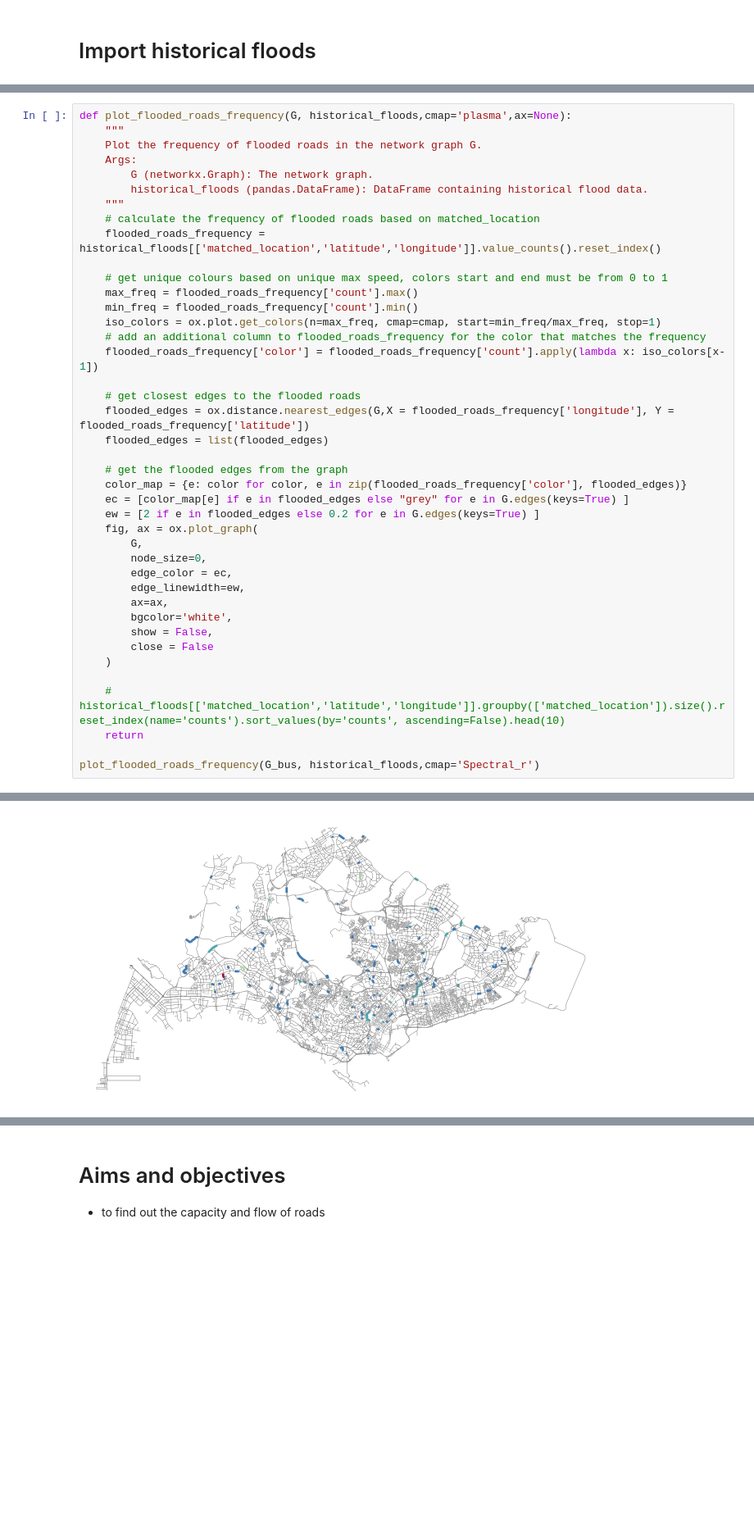
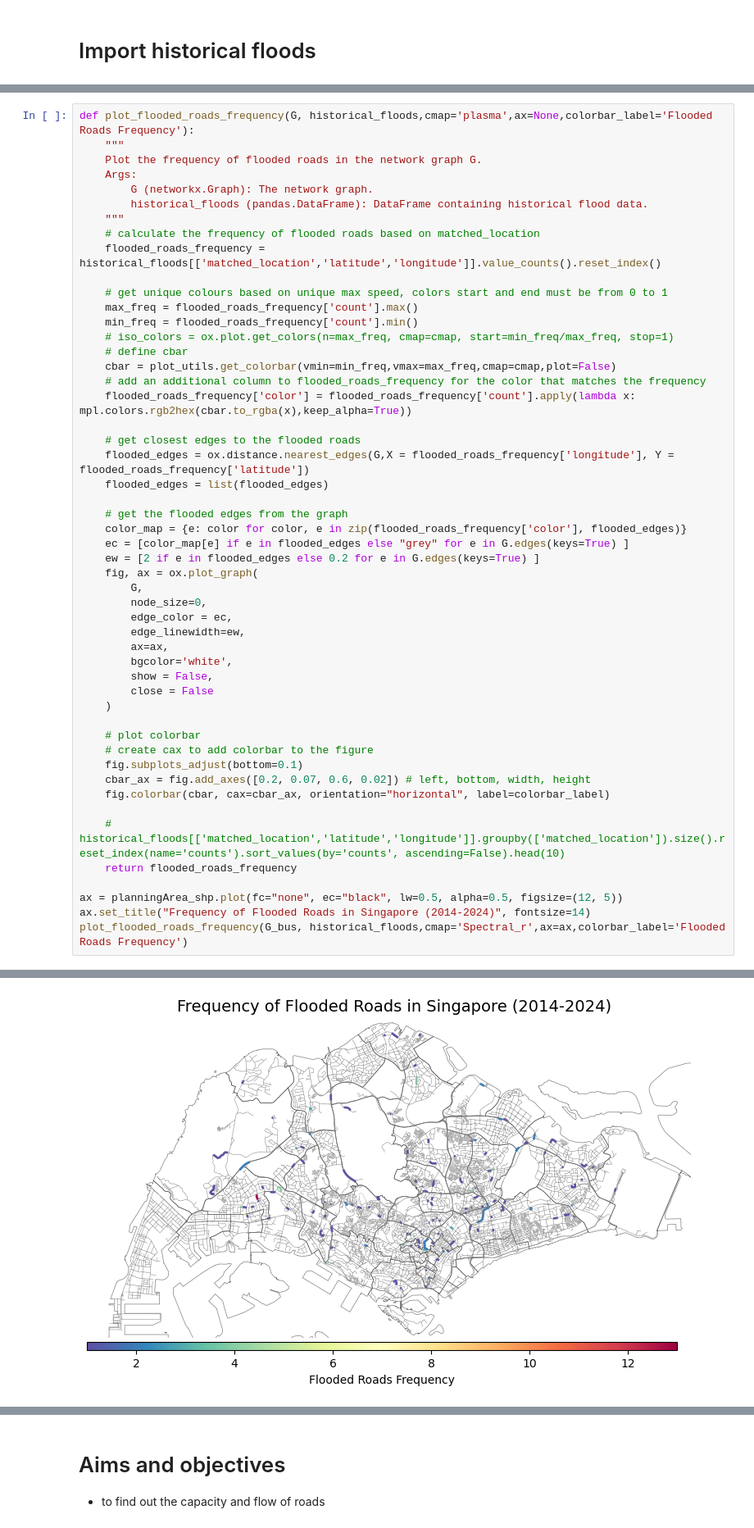
Before and after one commit to pakhuiying/NCCS_analysis, a Jupyter notebook: dry_flooded_road_analysis.ipynb, the cells around one changed output, grey strips where cells are left out. Shown at 82% size. Saved outputs shown, nothing was run; the diff lists cells and outputs as text; blank space fills up the shorter version.

```diff
--- a/dry_flooded_road_analysis.ipynb
+++ b/dry_flooded_road_analysis.ipynb
@@ -79,7 +79,7 @@ Number of unique flood events:  144
 | 3 | 21229 (bus stop) | 1 | 21229 (BUS STOP) | 1.342064 | 103.716020 | Jurong (North) | ... |
 | 4 | Tengah Flyover | 1 | TENGAH FLYOVER | 1.363822 | 103.707043 | Jurong (North) | ... |
 # %%
-def plot_flooded_roads_frequency(G, historical_floods,cmap='plasma',ax=None):
+def plot_flooded_roads_frequency(G, historical_floods,cmap='plasma',ax=None,colorbar_label='Flooded Roads Frequency'):
     """
     Plot the frequency of flooded roads in the network graph G.
     Args:
@@ -92,9 +92,11 @@ def plot_flooded_roads_frequency(G, historical_floods,cmap='plasma',ax=None):
     # get unique colours based on unique max speed, colors start and end must be from 0 to 1
     max_freq = flooded_roads_frequency['count'].max()
     min_freq = flooded_roads_frequency['count'].min()
-    iso_colors = ox.plot.get_colors(n=max_freq, cmap=cmap, start=min_freq/max_freq, stop=1)
+    # iso_colors = ox.plot.get_colors(n=max_freq, cmap=cmap, start=min_freq/max_freq, stop=1)
+    # define cbar
+    cbar = plot_utils.get_colorbar(vmin=min_freq,vmax=max_freq,cmap=cmap,plot=False)
     # add an additional column to flooded_roads_frequency for the color that matches the frequency
-    flooded_roads_frequency['color'] = flooded_roads_frequency['count'].apply(lambda x: iso_colors[x-1])
+    flooded_roads_frequency['color'] = flooded_roads_frequency['count'].apply(lambda x: mpl.colors.rgb2hex(cbar.to_rgba(x),keep_alpha=True))
 
     # get closest edges to the flooded roads
     flooded_edges = ox.distance.nearest_edges(G,X = flooded_roads_frequency['longitude'], Y = flooded_roads_frequency['latitude'])
@@ -115,8 +117,16 @@ def plot_flooded_roads_frequency(G, historical_floods,cmap='plasma',ax=None):
         close = False
     )
 
+    # plot colorbar
+    # create cax to add colorbar to the figure
+    fig.subplots_adjust(bottom=0.1)
+    cbar_ax = fig.add_axes([0.2, 0.07, 0.6, 0.02]) # left, bottom, width, height
+    fig.colorbar(cbar, cax=cbar_ax, orientation="horizontal", label=colorbar_label)
+
     # historical_floods[['matched_location','latitude','longitude']].groupby(['matched_location']).size().reset_index(name='counts').sort_values(by='counts', ascending=False).head(10)
-    return
+    return flooded_roads_frequency
 
-plot_flooded_roads_frequency(G_bus, historical_floods,cmap='Spectral_r')
+ax = planningArea_shp.plot(fc="none", ec="black", lw=0.5, alpha=0.5, figsize=(12, 5))
+ax.set_title("Frequency of Flooded Roads in Singapore (2014-2024)", fontsize=14)
+plot_flooded_roads_frequency(G_bus, historical_floods,cmap='Spectral_r',ax=ax,colorbar_label='Flooded Roads Frequency')
 # %% [output]
@@ -123 +146 @@ plot_flooded_roads_frequency(G_bus, historical_floods,cmap='Spectral_r')
-[figure, old version]
+[figure, new version]
```
Also changed, not shown: parts of 5 cells of this notebook, 6 other files.
